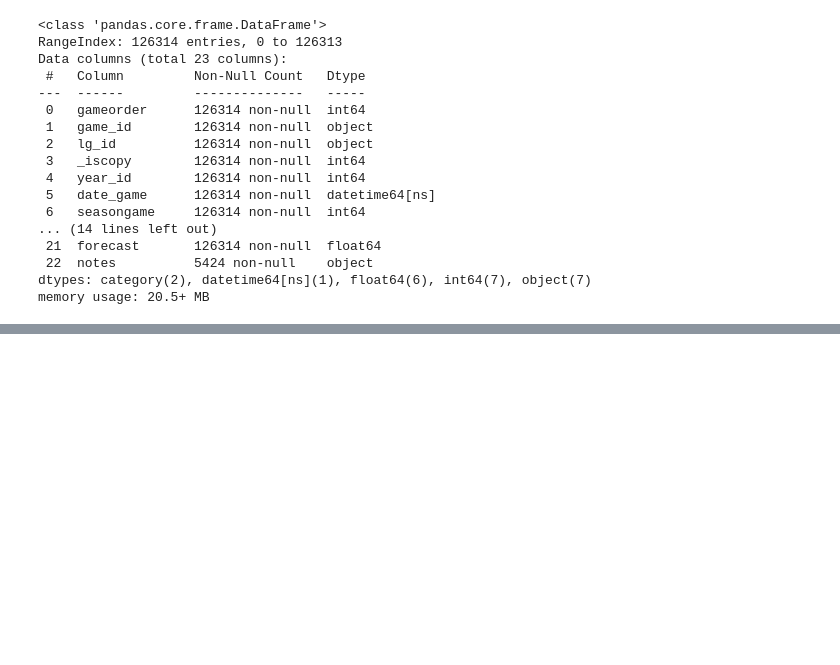
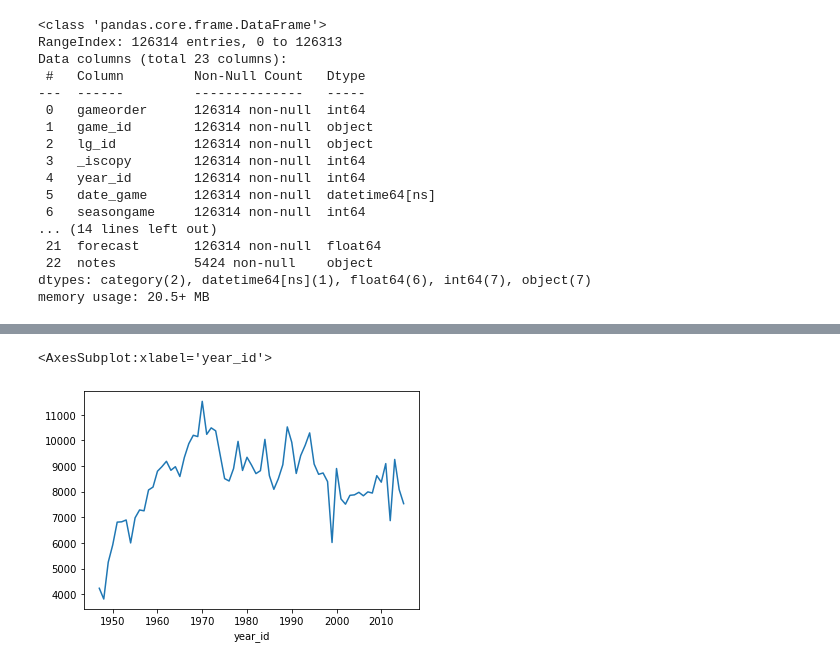
Before and after one commit to ikaushikpal/ML_Prerequisite, a Jupyter notebook: pandas basics/RealPython Tutorial/Tutorial 1/tut1.ipynb, the cells around one changed output, grey strips where cells are left out. Saved outputs shown, nothing was run; the diff lists cells and outputs as text; code cells hidden in the pictures; blank space fills up the shorter version.

```diff
--- a/pandas basics/RealPython Tutorial/Tutorial 1/Untitled.ipynb
+++ b/pandas basics/RealPython Tutorial/Tutorial 1/tut1.ipynb
@@ -608,0 +641,5 @@ memory usage: 20.5+ MB
+# %%
+nba[nba["fran_id"] == "Knicks"].groupby("year_id")["pts"].sum().plot()
+# %% [output]
+<AxesSubplot:xlabel='year_id'>
+[figure, added]
```
Also changed, not shown: parts of 17 cells of this notebook, 1 other file.
